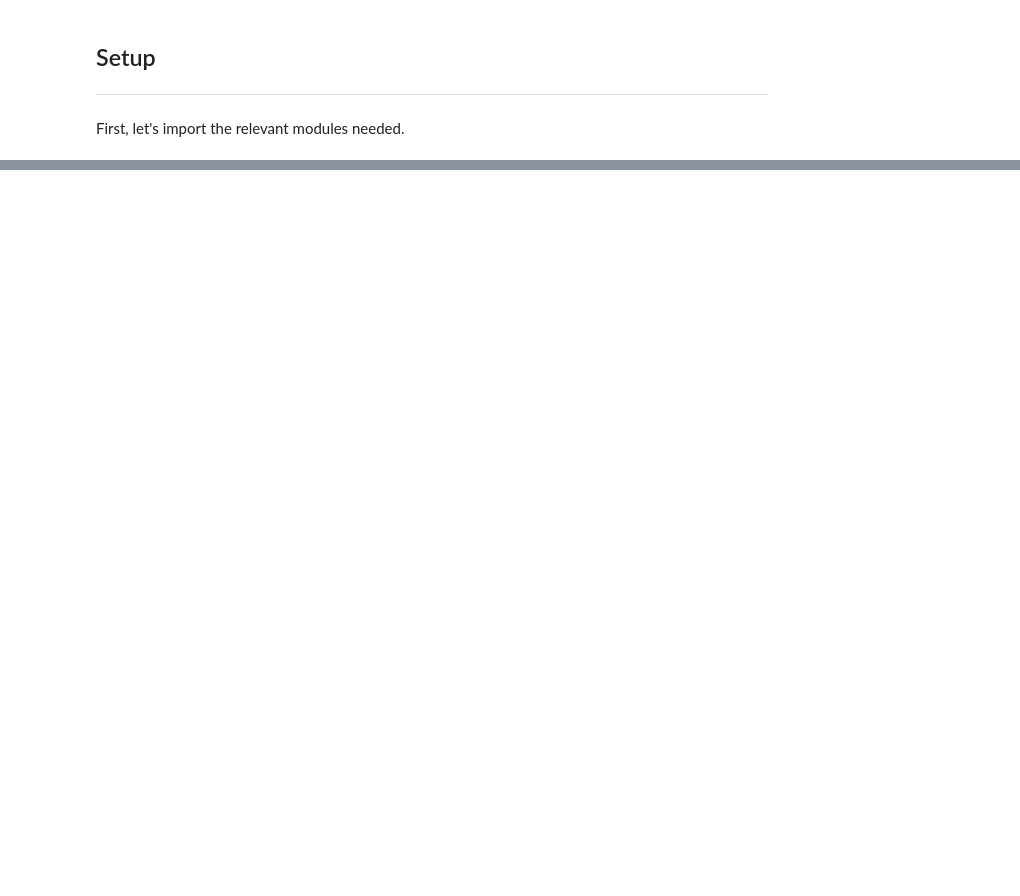
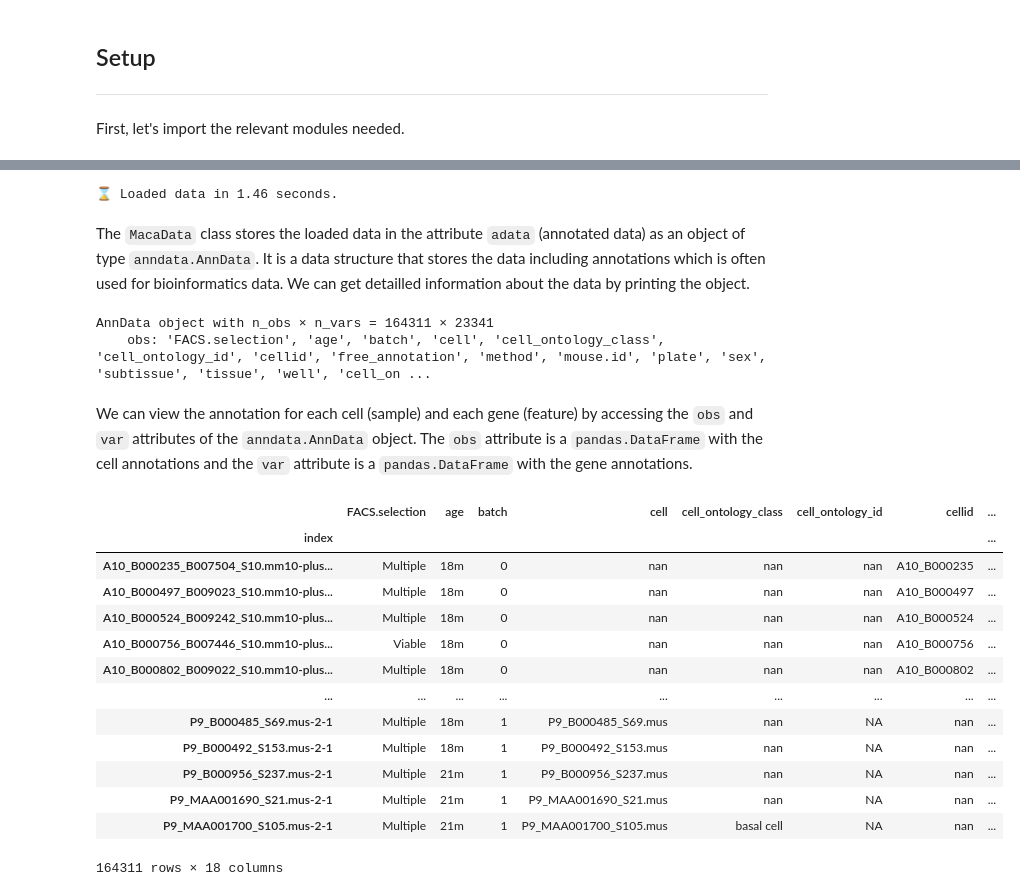
Before and after one commit to mikasenghaas/few-shot-benchmark, a Jupyter notebook: notebooks/eda.ipynb, the cells around one changed output, grey strips where cells are left out. Saved outputs shown, nothing was run; the diff lists cells and outputs as text; code cells hidden in the pictures; blank space fills up the shorter version.

```diff
--- a/notebooks/eda.ipynb
+++ b/notebooks/eda.ipynb
@@ -272,0 +213,10 @@ te_smps, te_trgs = next(iter(tm_test_loader))
+# %%
+from datasets.cell.utils import MacaData  # noqa
+
+path = os.path.join("..", "data", "tabula_muris", "tabula-muris-comet.h5ad")
+
+start = time.time()
+maca_data = MacaData(path=path)
+print(f"⌛ Loaded data in {time.time() - start:.2f} seconds.")
+# %% [output]
+⌛ Loaded data in 1.46 seconds.
@@ -272,0 +227,34 @@ te_smps, te_trgs = next(iter(tm_test_loader))
+# %% [markdown]
+The `MacaData` class stores the loaded data in the attribute `adata` (annotated
+data) as an object of type `anndata.AnnData`. It is a data structure that stores
+the data including annotations which is often used for bioinformatics data. We
+can get detailled information about the data by printing the object.
+# %%
+# Print meta-data of entire dataset
+raw_data
+# %% [output]
+AnnData object with n_obs × n_vars = 164311 × 23341
+    obs: 'FACS.selection', 'age', 'batch', 'cell', 'cell_ontology_class', 'cell_ontology_id', 'cellid', 'free_annotation', 'method', 'mouse.id', 'plate', 'sex', 'subtissue', 'tissue', 'well', 'cell_on ...
+# %% [markdown]
+We can view the annotation for each cell (sample) and each gene (feature) by
+accessing the `obs` and `var` attributes of the `anndata.AnnData` object. The
+`obs` attribute is a `pandas.DataFrame` with the cell annotations and the `var`
+attribute is a `pandas.DataFrame` with the gene annotations.
+# %%
+# Cell annotations
+raw_data.obs
+# %% [output]
+|  | FACS.selection | age | batch | cell | cell_ontology_class | cell_ontology_id | cellid | ... |
+| index |  |  |  |  |  |  |  | ... |
+| A10_B000235_B007504_S10.mm10-plus... | Multiple | 18m | 0 | nan | nan | nan | A10_B000235 | ... |
+| A10_B000497_B009023_S10.mm10-plus... | Multiple | 18m | 0 | nan | nan | nan | A10_B000497 | ... |
+| A10_B000524_B009242_S10.mm10-plus... | Multiple | 18m | 0 | nan | nan | nan | A10_B000524 | ... |
+| A10_B000756_B007446_S10.mm10-plus... | Viable | 18m | 0 | nan | nan | nan | A10_B000756 | ... |
+| A10_B000802_B009022_S10.mm10-plus... | Multiple | 18m | 0 | nan | nan | nan | A10_B000802 | ... |
+| ... | ... | ... | ... | ... | ... | ... | ... | ... |
+| P9_B000485_S69.mus-2-1 | Multiple | 18m | 1 | P9_B000485_S69.mus | nan | NA | nan | ... |
+| P9_B000492_S153.mus-2-1 | Multiple | 18m | 1 | P9_B000492_S153.mus | nan | NA | nan | ... |
+| P9_B000956_S237.mus-2-1 | Multiple | 21m | 1 | P9_B000956_S237.mus | nan | NA | nan | ... |
+| P9_MAA001690_S21.mus-2-1 | Multiple | 21m | 1 | P9_MAA001690_S21.mus | nan | NA | nan | ... |
+| P9_MAA001700_S105.mus-2-1 | Multiple | 21m | 1 | P9_MAA001700_S105.mus | basal cell | NA | nan | ... |
+164311 rows × 18 columns
```
Also changed, not shown: parts of 89 cells of this notebook.
